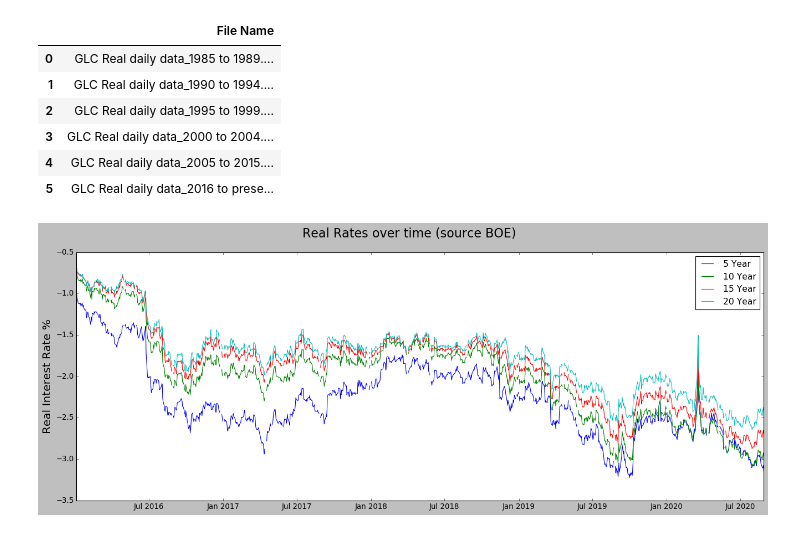
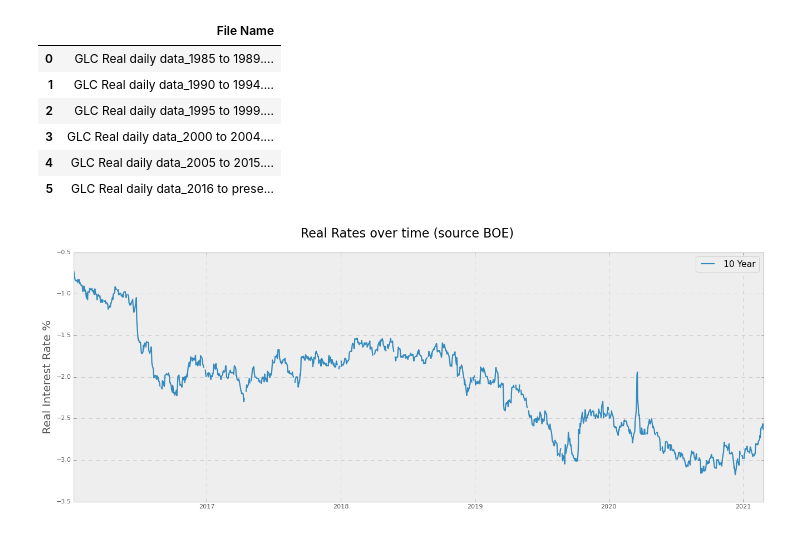
Before and after one commit to gowen100/Public-Code, a Jupyter notebook: BOE_real_rates.ipynb, the cells around one changed output. Drawn from its saved outputs; the diff is of its cells as text; code cells hidden in the pictures.

```diff
--- a/BOE_real_rates.ipynb
+++ b/BOE_real_rates.ipynb
@@ -37,18 +38,18 @@ data=pd.read_excel(extracted_file,sheet_name="4. spot curve",skiprows=3,index_co
 zipfile.close()
 # %%
 #plot 5-20 year movements
-plt.style.use('classic')
+plt.style.use('bmh')
 fig,ax = plt.subplots(figsize=(20,7))
 fig.suptitle("Real Rates over time (source BOE)",fontsize=20)
-ax.plot(data[5.0][2:],label="5 Year")
+#ax.plot(data[5.0][2:],label="5 Year")
 ax.plot(data[10.0][2:],label="10 Year")
-ax.plot(data[15.0][2:],label="15 Year")
-ax.plot(data[20.0][2:],label="20 Year")
+#ax.plot(data[15.0][2:],label="15 Year")
+#ax.plot(data[20.0][2:],label="20 Year")
 plt.legend(loc=1, prop={'size': 14})
 ylabel = ax.set_ylabel('Real Interest Rate %')
 ylabel.set_fontsize(18)
 # %% [output]
-[figure, old version]
+[figure, new version]
 # %%
 print(plt.style.available)
 # %% [output]
```
Also changed, not shown: parts of 2 cells of this notebook.
